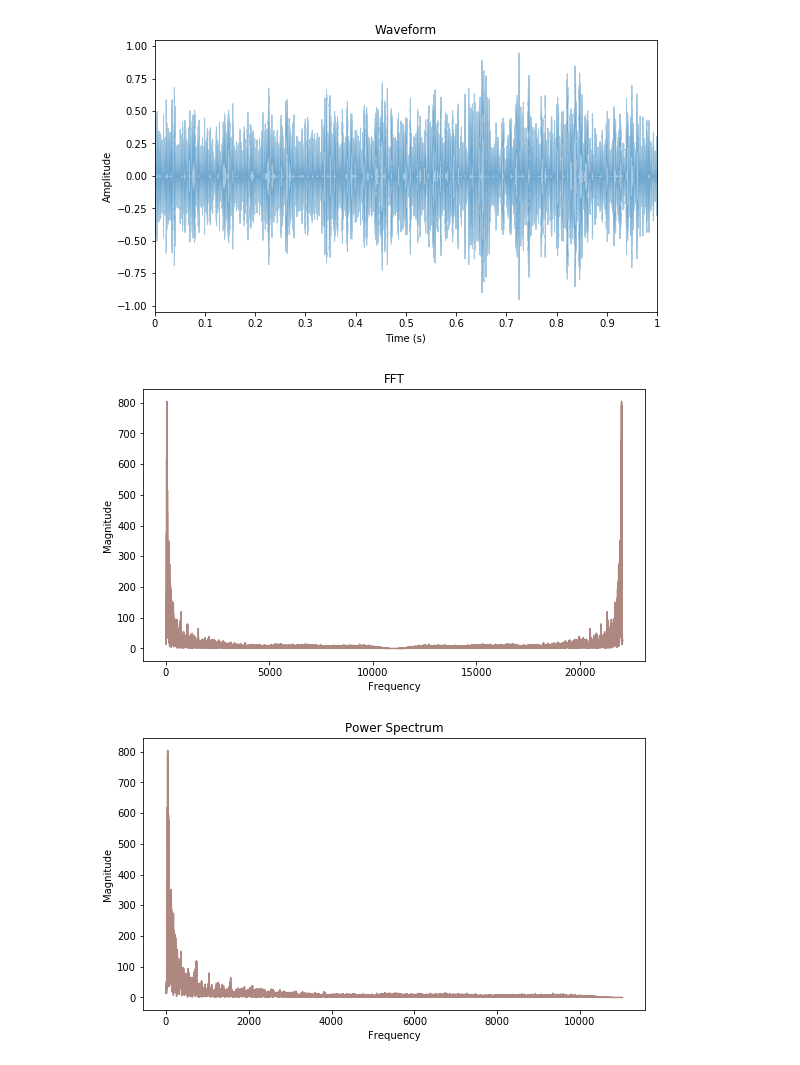
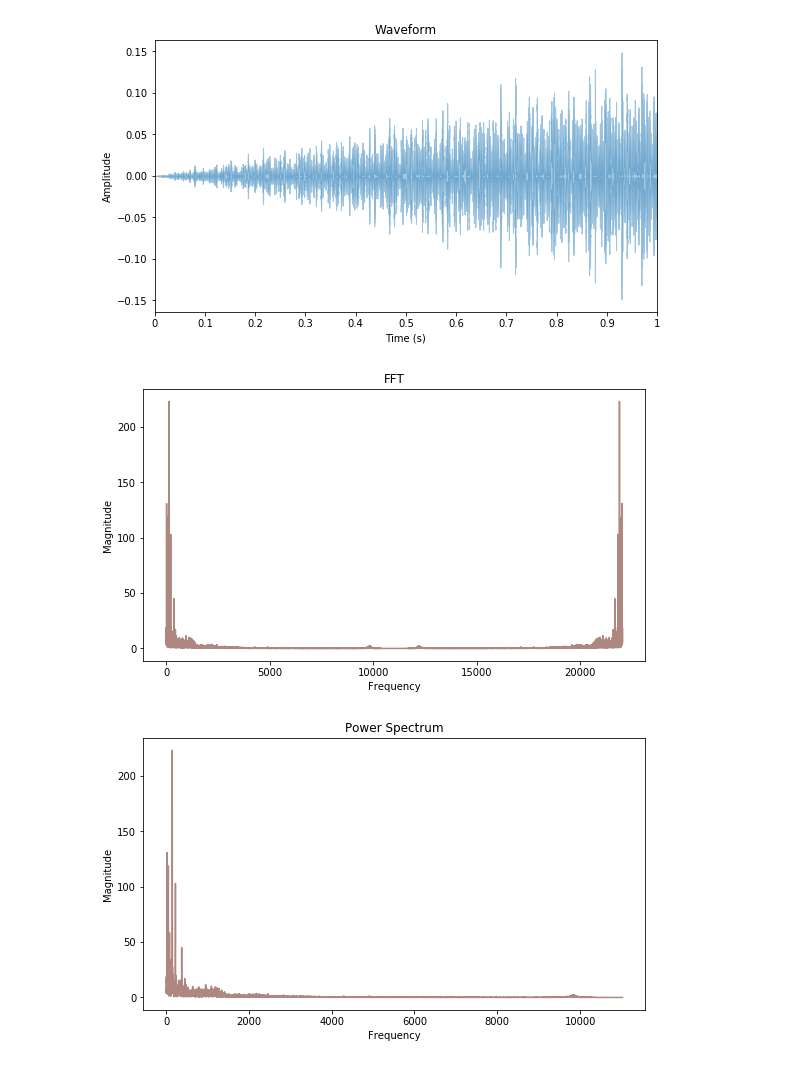
Before and after one commit to acen20/MFCC-Feature-Extraction, a Jupyter notebook: Feature extraction script.ipynb, the cells around one changed output. Drawn from its saved outputs; the diff is of its cells as text; code cells hidden in the pictures.

```diff
--- a/Feature extraction script.ipynb
+++ b/Feature extraction script.ipynb
@@ -121,15 +109,15 @@ dataset.to_csv("dataset.csv")
 # %%
 FIG_SIZE = (9, 5)
 plt.figure(figsize = FIG_SIZE)
-sample_audio = 10
-waveplot_ = waveform[sample_audio]
+sample_audio = 1
+waveplot_ = waveforms[sample_audio]
 librosa.display.waveplot(waveplot_[0], sr = waveplot_[1], alpha = 0.4)
 plt.xlabel("Time (s)")
 plt.ylabel("Amplitude")
 plt.title("Waveform")
 plt.show()
 # %% [output]
-[figure, old version]
+[figure, new version]
 # %%
 fourier1 = f_ffts[sample_audio]
 plt.figure(figsize=FIG_SIZE)
@@ -139,7 +127,7 @@ plt.ylabel("Magnitude")
 plt.title("FFT")
 plt.show()
 # %% [output]
-[figure, old version]
+[figure, new version]
 # %%
 fourier2 = ffts[sample_audio]
 plt.figure(figsize=FIG_SIZE)
@@ -149,7 +137,7 @@ plt.ylabel("Magnitude")
 plt.title("Power Spectrum")
 plt.show()
 # %% [output]
-[figure, old version]
+[figure, new version]
 # %%
 plt.figure(figsize = FIG_SIZE)
 spectrogram_ = stfts[sample_audio]
```
Also changed, not shown: parts of 4 cells of this notebook, 2 other files.
